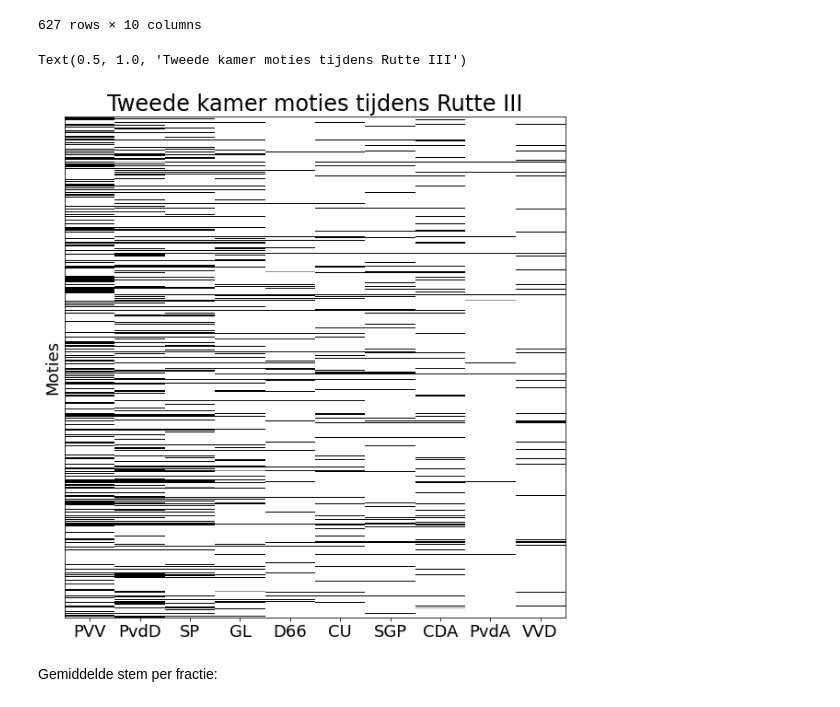
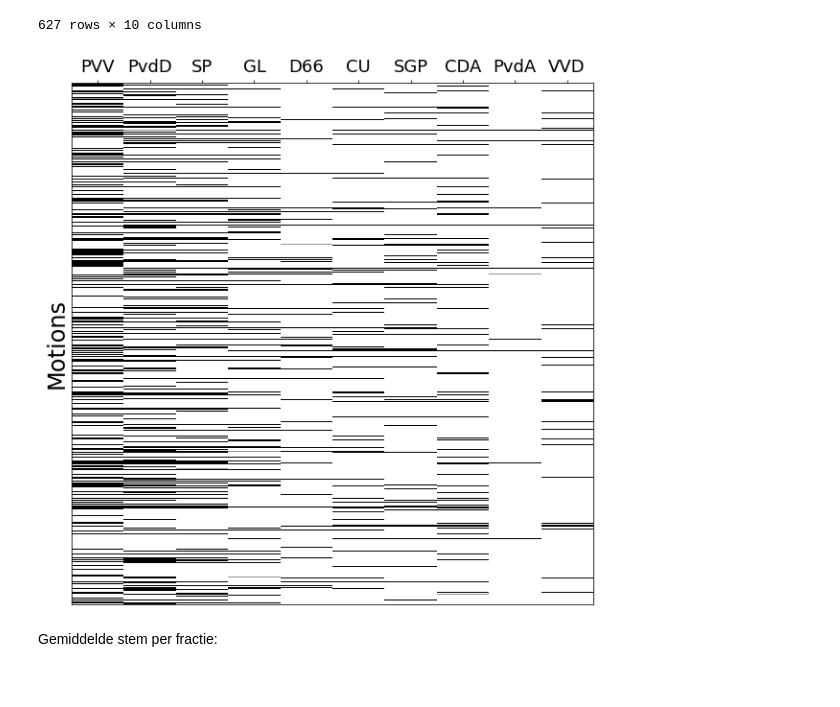
Before and after one commit to olivierwitteveen/dutch-parliament-max-ent, a Jupyter notebook: tk_stemming.ipynb, the cells around one changed output. Cells and saved outputs as stored; diff of their text form; code cells hidden in the pictures.

```diff
--- a/tk_stemming.ipynb
+++ b/tk_stemming.ipynb
@@ -164,14 +167,13 @@ pivot_df
 # %%
 fig, ax = plt.subplots(1, figsize=(10,10))
 ax.imshow(pivot_df, interpolation='none', cmap='Greys_r', extent=[0,10,0,10])
 ax.set_xticks(np.linspace(0.5, 9.5, 10))
 ax.set_xticklabels(filtered_parties_short, fontsize=18);
 ax.set_yticks([]);
-ax.set_ylabel('Moties', fontsize=18)
-ax.set_title('Tweede kamer moties tijdens Rutte III', fontsize=24)
+ax.set_ylabel('Motions', fontsize=24)
+ax.xaxis.tick_top()
 # %% [output]
-Text(0.5, 1.0, 'Tweede kamer moties tijdens Rutte III')
-[figure, old version]
+[figure, new version]
 # %% [markdown]
 Gemiddelde stem per fractie:
 # %%
```
Also changed, not shown: parts of 24 cells of this notebook.
